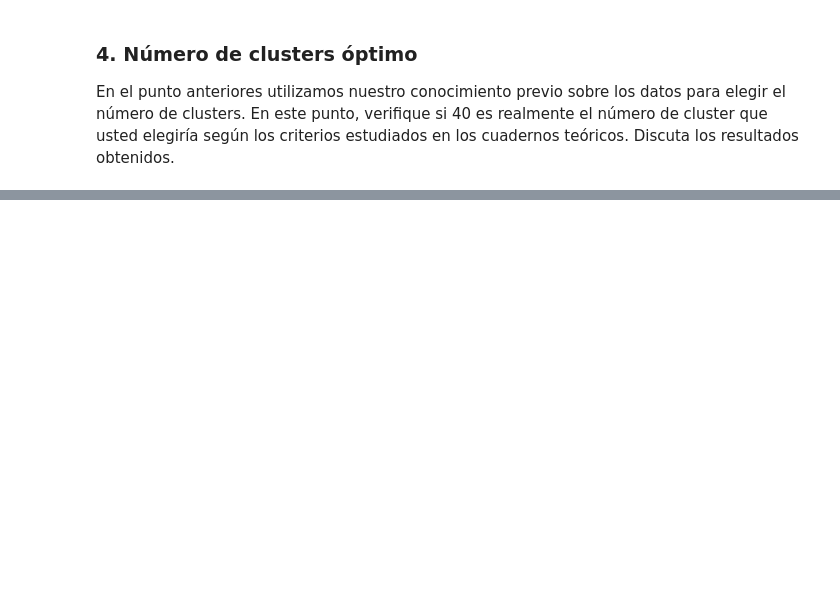
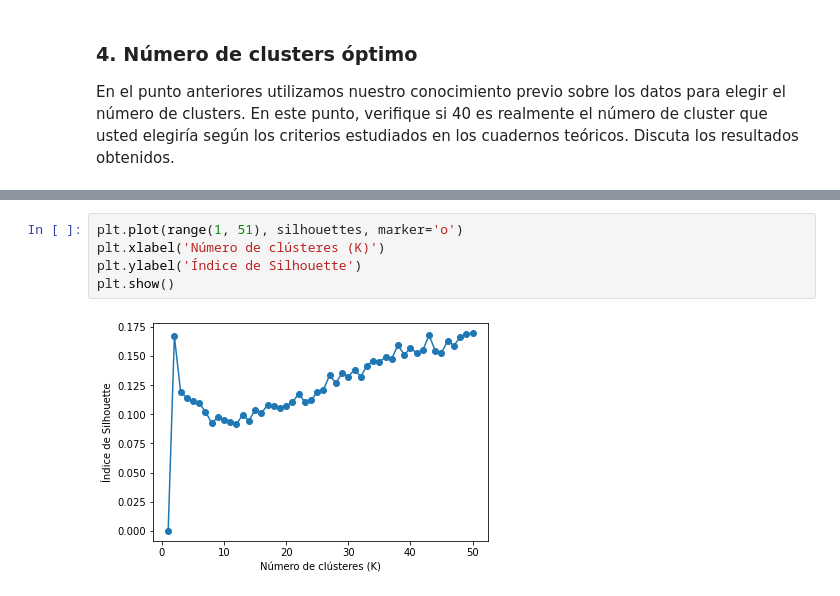
Before and after one commit to jddiaze/AprendizajeNoSupervisado, a Jupyter notebook: Semana3/S3_LC_Taller_Kmeans_Kmedoids_mod.ipynb, the cells around one changed output, grey strips where cells are left out. Cells and saved outputs as stored; diff of their text form; blank space fills up the shorter version.

```diff
--- a/Semana3/S3_LC_Taller_Kmeans_Kmedoids_mod.ipynb
+++ b/Semana3/S3_LC_Taller_Kmeans_Kmedoids_mod.ipynb
@@ -389,0 +393,7 @@ En el punto anteriores utilizamos nuestro conocimiento previo sobre los datos pa
+# %%
+plt.plot(range(1, 51), silhouettes, marker='o')
+plt.xlabel('Número de clústeres (K)')
+plt.ylabel('Índice de Silhouette')
+plt.show()
+# %% [output]
+[figure, added]
```
Also changed, not shown: parts of 19 cells of this notebook.
